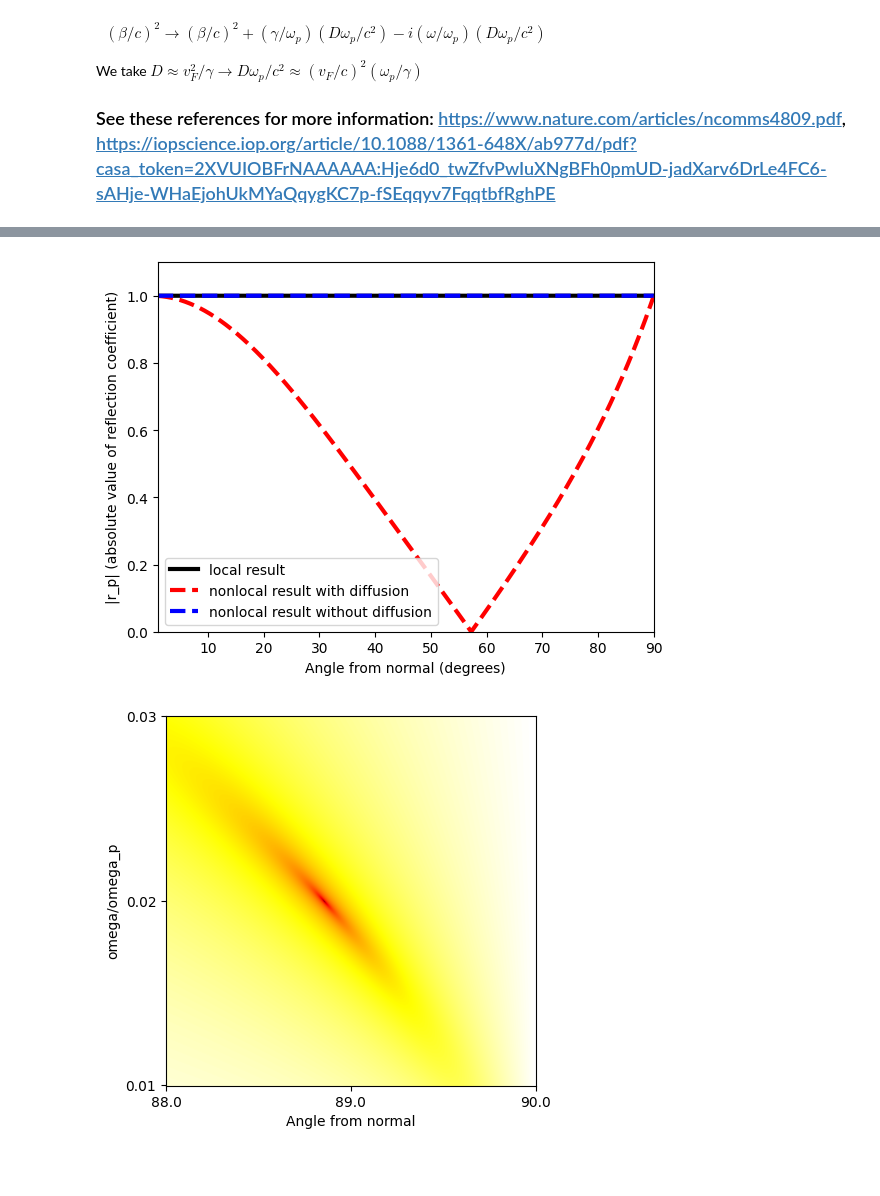
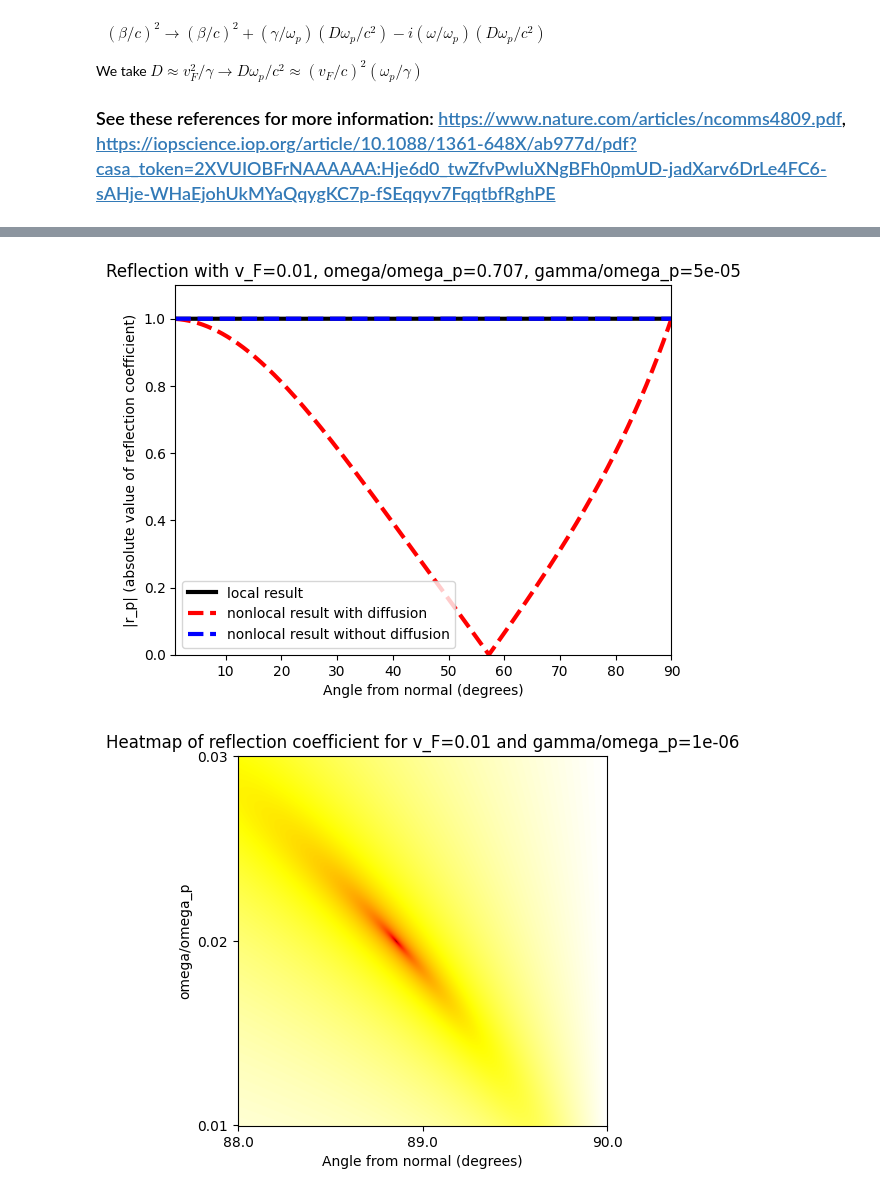
Before and after one commit to AliGhorashiCMT/Coherent-Perfect-Absorption, a Jupyter notebook: thin films/nonlocal_anistropic_brewster.ipynb, the cells around one changed output, grey strips where cells are left out. Cells and saved outputs as stored; diff of their text form; code cells hidden in the pictures; blank space fills up the shorter version.

Commit message:
thin film nonlocal brewster angle additional sanity check

```diff
--- a/thin films/nonlocal_anistropic_brewster.ipynb
+++ b/thin films/nonlocal_anistropic_brewster.ipynb
@@ -434,15 +454,16 @@ r_p_v_nonlocal = r_p_nonlocal_drude(omega, gamma, sqrt(3/5) * v_F, angles*pi/180
 # %%
 plt.plot(angles, r_p_v, linewidth=3, color="black", label="local result")
 plt.plot(angles, r_p_v_nonlocal_diffusion, linewidth=3, linestyle="dashed", color="red", label="nonlocal result with diffusion")
 plt.plot(angles, r_p_v_nonlocal, linewidth=3, linestyle="dashed", color="blue", label="nonlocal result without diffusion")
+plt.title(f"Reflection with v_F={v_F}, omega/omega_p={omega}, gamma/omega_p={gamma}")
 
 plt.ylim(0, 1.1)
 plt.xlim(angles.min(), angles.max());
 plt.xlabel("Angle from normal (degrees)")
 plt.legend();
 plt.ylabel("|r_p| (absolute value of reflection coefficient)");
 # %% [output]
-[figure, old version]
+[figure, new version]
 # %%
 N_omegas = 2000
 N_angles = 2000
@@ -459,13 +480,14 @@ r_p_v_local = r_p_drude(omegas_mat, gamma, angles_mat*pi/180)
 plt.imshow(np.log(r_p_v_nonlocal_diffusion).T, cmap="hot", origin="lower")
 xticks = [1, 1000, 1999]
 yticks = [1, 1000, 1999]
+plt.title(f"Heatmap of reflection coefficient for v_F={v_F} and gamma/omega_p={gamma}")
 
 plt.xticks(xticks, angles[xticks].round(2));
 plt.yticks(yticks, omegas[yticks].round(2));
 plt.ylabel("omega/omega_p")
-plt.xlabel("Angle from normal");
+plt.xlabel("Angle from normal (degrees)");
 # %% [output]
-[figure, old version]
+[figure, new version]
 # %%
 brewster_omega = omegas_mat.flatten()[r_p_v_nonlocal_diffusion.argmin()]
 # %%
```
Also changed, not shown: parts of 3 cells of this notebook.
